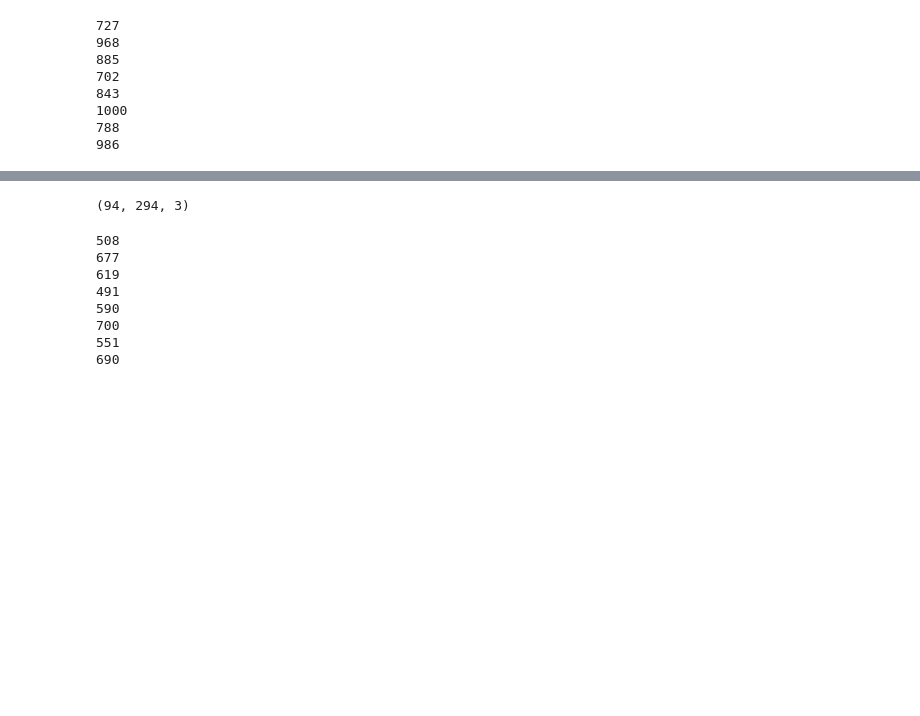
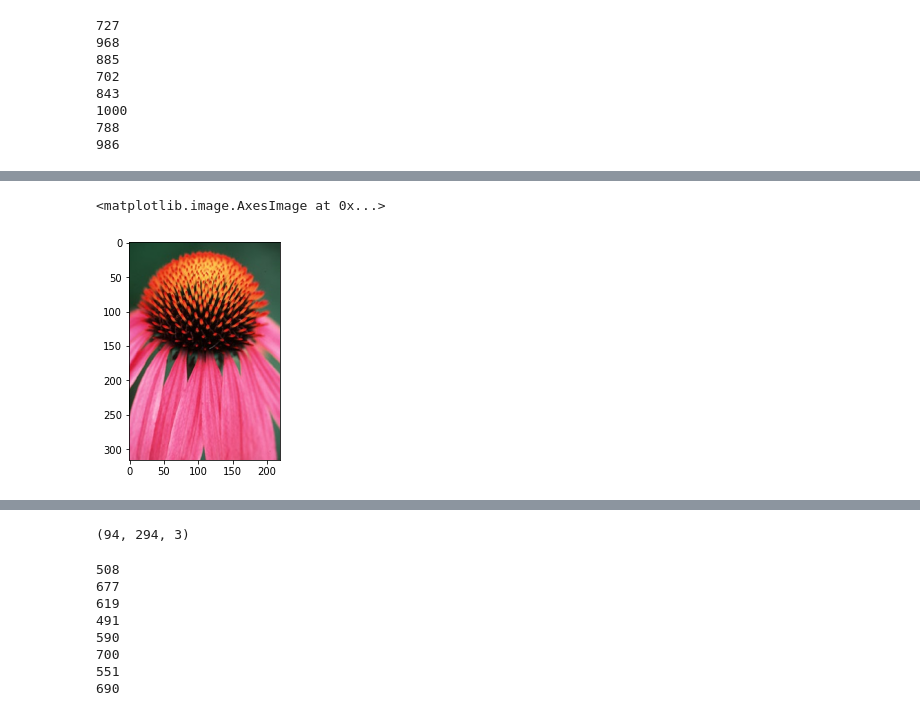
Before and after one commit to gouri-r/ML, a Jupyter notebook: Main Project-checkpoint.ipynb, the cells around one changed output, grey strips where cells are left out. Drawn from its saved outputs; the diff is of its cells as text; code cells hidden in the pictures; blank space fills up the shorter version.

```diff
--- a/Main Project-checkpoint.ipynb
+++ b/Main Project-checkpoint.ipynb
@@ -37,0 +55,5 @@ plt.imshow(img)
+# %%
+plt.imshow(img4)
+# %% [output]
+<matplotlib.image.AxesImage at 0x...>
+[figure, added]
```
Also changed, not shown: parts of 20 cells of this notebook.
